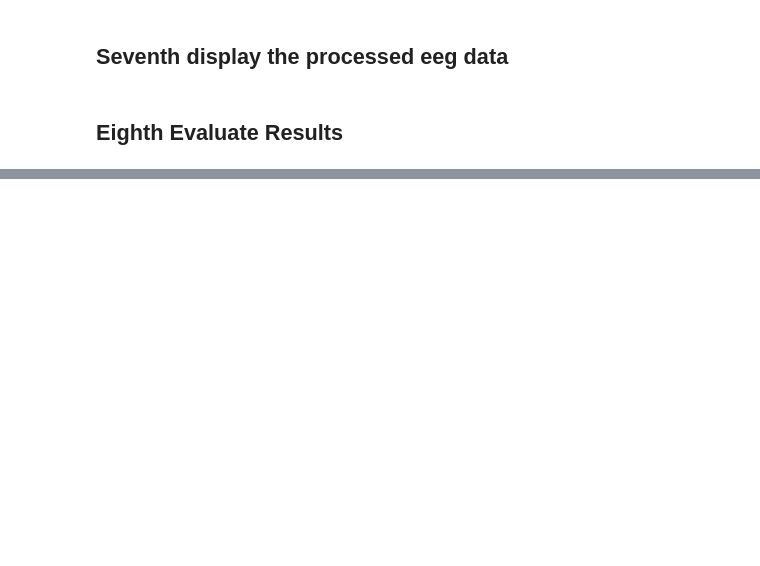
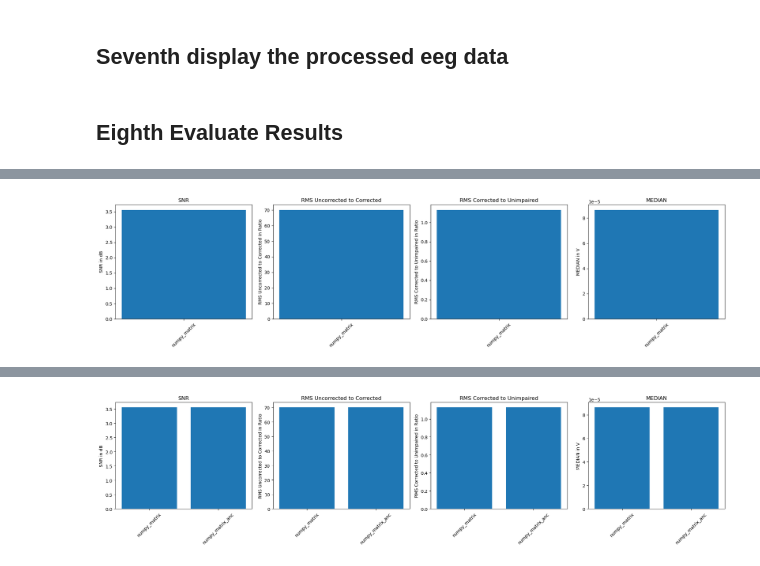
Before and after one commit to H0mire/FACETpy, a Jupyter notebook: src/Example_from_edf_correction_to_bids_allen.ipynb, the cells around one changed output, grey strips where cells are left out. Saved outputs shown, nothing was run; the diff lists cells and outputs as text; code cells hidden in the pictures; blank space fills up the shorter version.

```diff
--- a/src/Example_from_edf_correction_to_bids_allen.ipynb
+++ b/src/Example_from_edf_correction_to_bids_allen.ipynb
@@ -74,8 +94,11 @@ f.plot_EEG(title="after lowpass")
 # %% [markdown]
 ## Eighth Evaluate Results
 # %%
-f.find_triggers(regex_trigger_annotation_filter) # Using Niazys data
 eeg_python = f.get_eeg()
 f.add_to_evaluate(eeg_python, name="numpy_matrix") # Matrix will result in >1.0 RMS2 because of python mne inaccuracies
-f.evaluate(measures=evaluation_measures)
+logger.info(f.evaluate(measures=evaluation_measures))
+f.get_correction().apply_ANC()
+f.add_to_evaluate(f.get_eeg(), name="numpy_matrix_anc")
+logger.info(f.evaluate(measures=evaluation_measures))
 f.export_as_bids(event_id=event_id_description_pairs, bids_path=export_bids_path)
+# %% [output]
@@ -81,0 +106 @@ f.export_as_bids(event_id=event_id_description_pairs, bids_path=export_bids_path
+[figure, added]
@@ -81,0 +109 @@ f.export_as_bids(event_id=event_id_description_pairs, bids_path=export_bids_path
+[figure, added]
```
Also changed, not shown: parts of 6 cells of this notebook, 4 other files.
